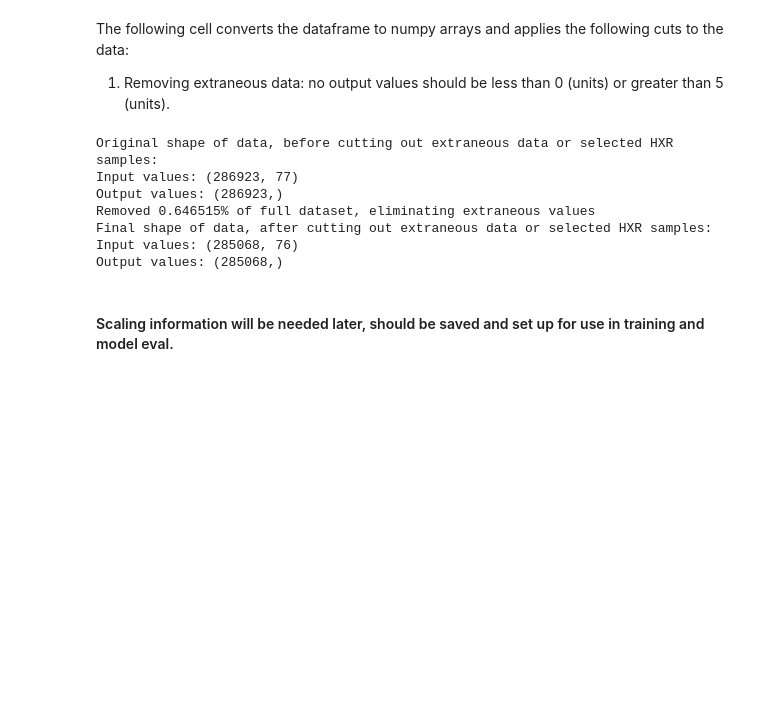
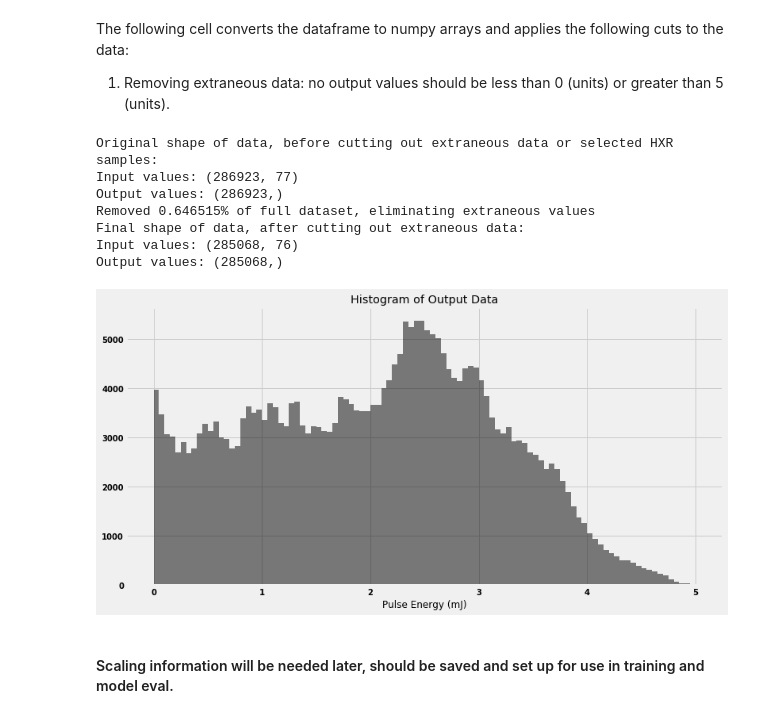
Before and after one commit to lipigupta/FEL-UQ, a Jupyter notebook: QR--Base.ipynb, the cells around one changed output. Saved outputs shown, nothing was run; the diff lists cells and outputs as text; code cells hidden in the pictures; blank space fills up the shorter version.

```diff
--- a/QR--Base.ipynb
+++ b/QR--Base.ipynb
@@ -65,35 +83,43 @@ input_data = inputdf.to_numpy()
 output_data = outputdf.to_numpy()
 ## Removing "index column"
 output_data = output_data[:,1]
+
 
 print("Original shape of data, before cutting out extraneous data or selected HXR samples:")
 print("Input values: " + str(np.shape(input_data)))
 print("Output values: " + str(np.shape(output_data)))
 
 mask = np.where(np.logical_and(output_data>0, output_data<5))
 
 ## apply mask and cut out "index column"
 
 removed_perc = 100*(np.shape(output_data)[0] - np.shape(output_data[mask])[0])/(np.shape(output_data)[0] )
 
 input_data = input_data[mask[0], 1:]
 output_data = output_data[mask]
 
 print("Removed {:2f}% of full dataset, eliminating extraneous values".format(removed_perc))
 
 
 
-print("Final shape of data, after cutting out extraneous data or selected HXR samples:")
+print("Final shape of data, after cutting out extraneous data:")
 print("Input values: " + str(np.shape(input_data)))
 print("Output values: " + str(np.shape(output_data)))
+
+plt.figure(figsize = (12,6))
+plt.title("Histogram of Output Data")
+plt.xlabel("Pulse Energy (mJ)")
+plt.hist(output_data, 100, facecolor = colors[0], alpha = 0.5)
+plt.show()
 # %% [output]
 Original shape of data, before cutting out extraneous data or selected HXR samples:
 Input values: (286923, 77)
 Output values: (286923,)
 Removed 0.646515% of full dataset, eliminating extraneous values
-Final shape of data, after cutting out extraneous data or selected HXR samples:
+Final shape of data, after cutting out extraneous data:
 Input values: (285068, 76)
 Output values: (285068,)
+[figure, added]
 # %% [markdown]
 #### Scaling information will be needed later, should be saved and set up for use in training and model eval.
 # %%
```
Also changed, not shown: parts of 7 cells of this notebook, 2 other files.
